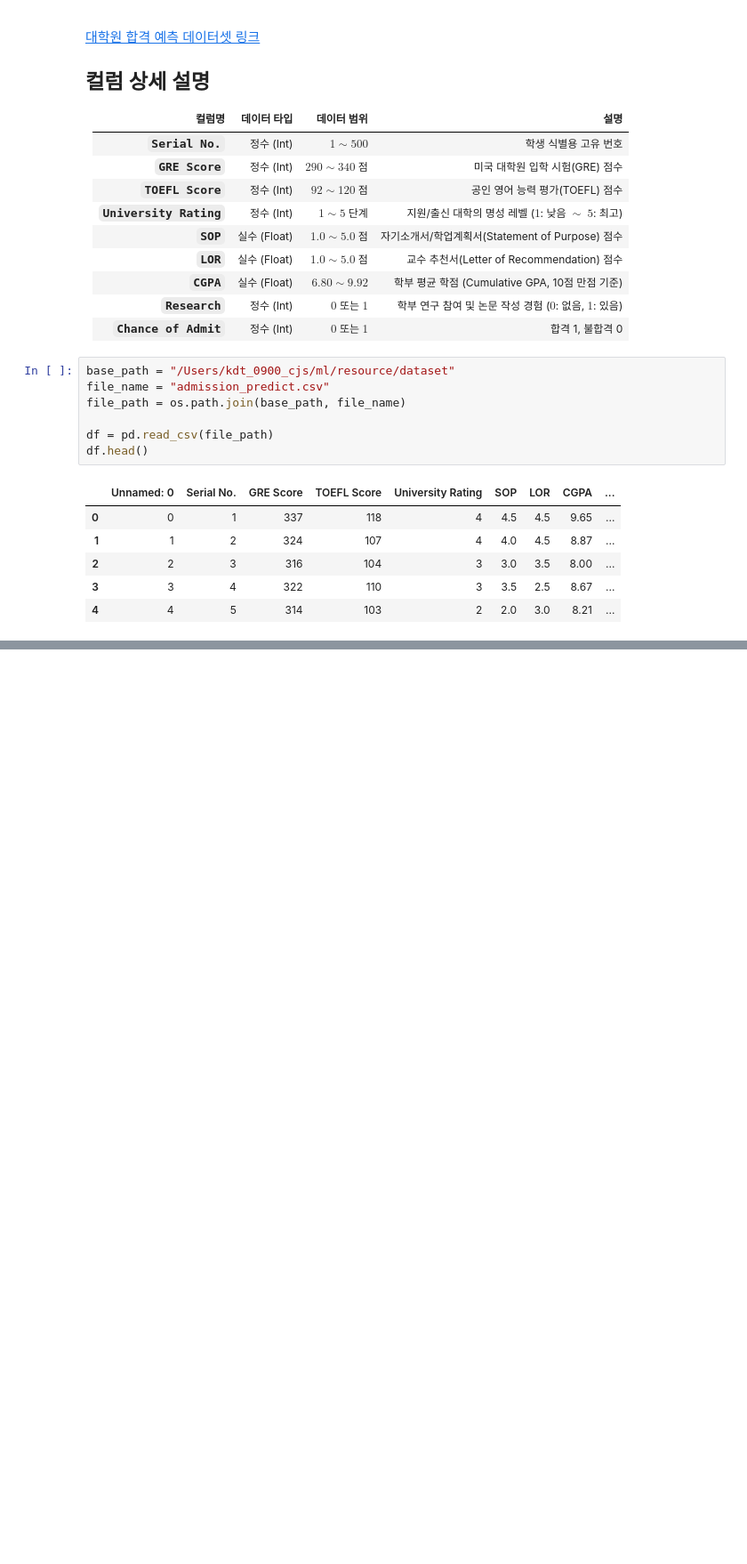
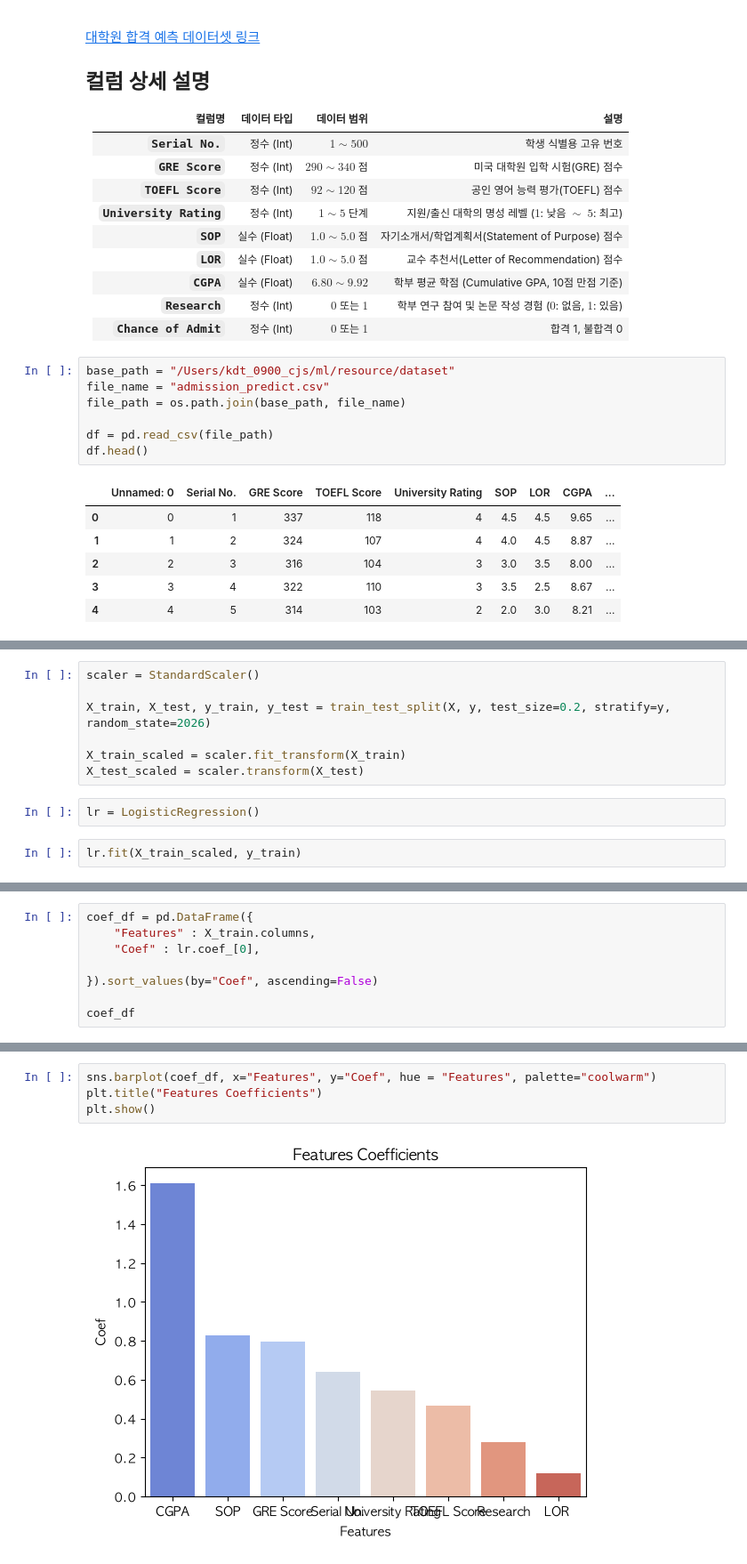
Before and after one commit to chaejinseong/kdt_study, a Jupyter notebook: ml/workspace/7. LinearRegression, LogisticRegression(선형회귀, 이진분류).ipynb, the cells around one changed output, grey strips where cells are left out. Shown at 89% size. Drawn from its saved outputs; the diff is of its cells as text; blank space fills up the shorter version.

```diff
--- a/ml/workspace/7. LinearRegression, LogisticRegression(선형회귀, 이진분류).ipynb
+++ b/ml/workspace/7. LinearRegression, LogisticRegression(선형회귀, 이진분류).ipynb
@@ -289,0 +333,11 @@ df.head()
+# %%
+scaler = StandardScaler()
+
+X_train, X_test, y_train, y_test = train_test_split(X, y, test_size=0.2, stratify=y, random_state=2026)
+
+X_train_scaled = scaler.fit_transform(X_train)
+X_test_scaled = scaler.transform(X_test)
+# %%
+lr = LogisticRegression()
+# %%
+lr.fit(X_train_scaled, y_train)
@@ -289,0 +360,8 @@ df.head()
+# %%
+coef_df = pd.DataFrame({
+    "Features" : X_train.columns,
+    "Coef" : lr.coef_[0],
+
+}).sort_values(by="Coef", ascending=False)
+
+coef_df
@@ -289,0 +378,6 @@ df.head()
+# %%
+sns.barplot(coef_df, x="Features", y="Coef", hue = "Features", palette="coolwarm")
+plt.title("Features Coefficients")
+plt.show()
+# %% [output]
+[figure, added]
```
Also changed, not shown: parts of 39 cells of this notebook, 1 other file.
